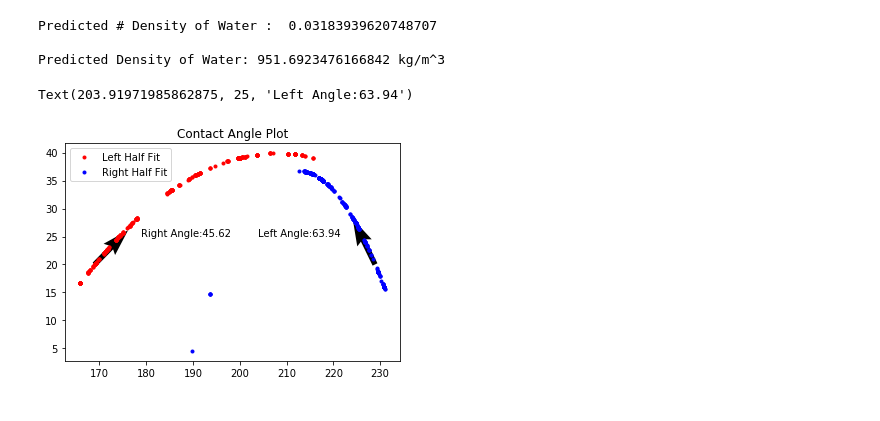
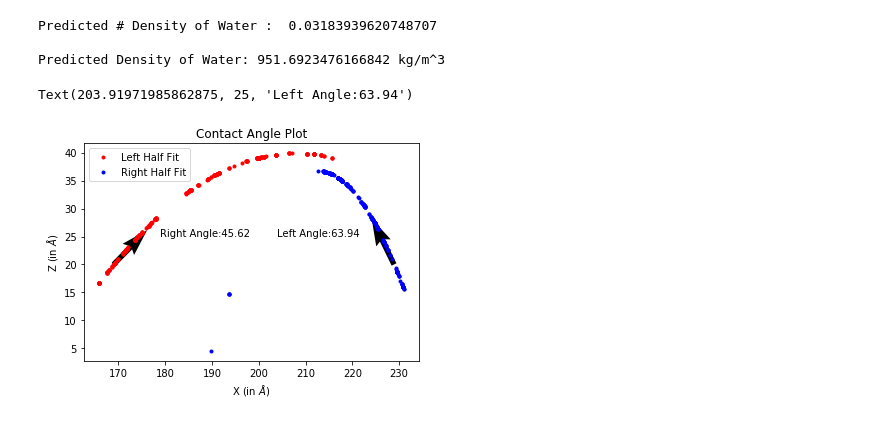
Before and after one commit to Oscuro-Phoenix/MD_Drop_Utils, a Jupyter notebook: Droplet_MD_Util.ipynb, the cells around one changed output. Cells and saved outputs as stored; diff of their text form; code cells hidden in the pictures.

```diff
--- a/Droplet_MD_Util.ipynb
+++ b/Droplet_MD_Util.ipynb
@@ -222,31 +232,33 @@ zlevel = 20 #zlevel at which contact angle is measured
 xdata = left_arr[:,0]
 ydata = left_arr[:,1]
 popt, pcov = curve_fit(func, xdata, ydata)
 
 x_at_zlevel = (-popt[1]+np.sqrt(popt[1]**2-4*popt[0]*(popt[2]-zlevel)))/(2*popt[0])
 
 v = np.array([1,func_prime(x_at_zlevel,*popt)])
 origin = [x_at_zlevel],[zlevel]
 right_angle = int(np.arctan(v[1]/v[0])*180/np.pi*100)/100
 plt.quiver(*origin, v[0], v[1], color=['k'], scale=10, width=0.016)
 plt.plot(xdata,func(xdata,*popt),'r.')
 plt.text(x_at_zlevel+10,zlevel+5,'Right Angle:'+str(right_angle))
 
 xdata = right_arr[:,0]
 ydata = right_arr[:,1]
 popt, pcov = curve_fit(func, xdata, ydata) #Fitting to get polynomial coefficients in popt
 
 x_at_zlevel = (-popt[1]-np.sqrt(popt[1]**2-4*popt[0]*(popt[2]-zlevel)))/(2*popt[0])
 v = np.array([-1,-func_prime(x_at_zlevel,*popt)])
 origin = [x_at_zlevel],[zlevel]
 left_angle = int(-np.arctan(v[1]/v[0])*180/np.pi*100)/100
 plt.quiver(*origin, v[0], v[1], color=['k'], scale=15,width=0.016)
 
 plt.plot(xdata,func(xdata,*popt),'b.')
+plt.xlabel(r'X (in $\AA$)')
+plt.ylabel(r'Z (in $\AA$)')
 plt.title('Contact Angle Plot')
 plt.legend(['Left Half Fit','Right Half Fit'])
 
 plt.text(x_at_zlevel-25,zlevel+5,'Left Angle:'+str(left_angle))
 # %% [output]
 Text(203.91971985862875, 25, 'Left Angle:63.94')
-[figure, old version]
+[figure, new version]
```
Also changed, not shown: parts of 1 cell of this notebook, 1 other file.
